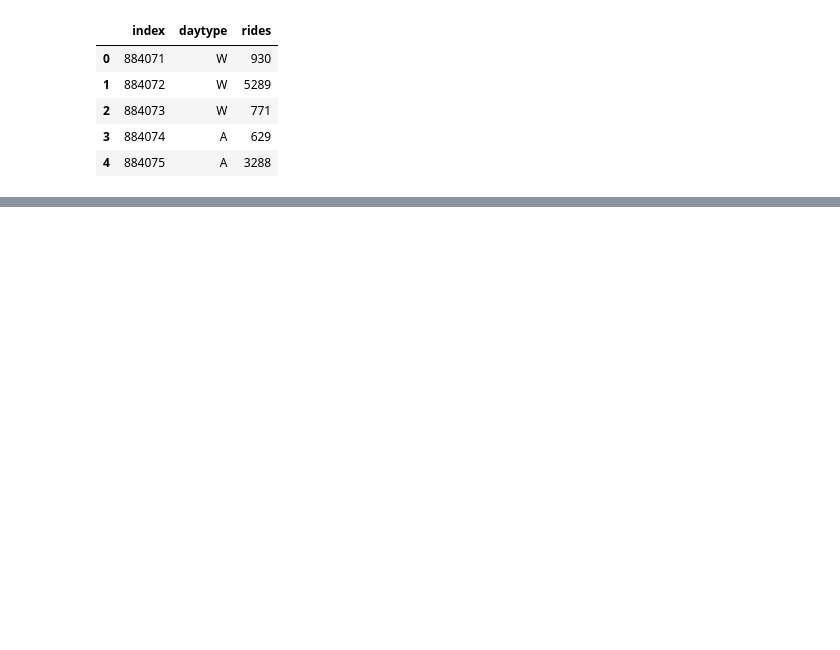
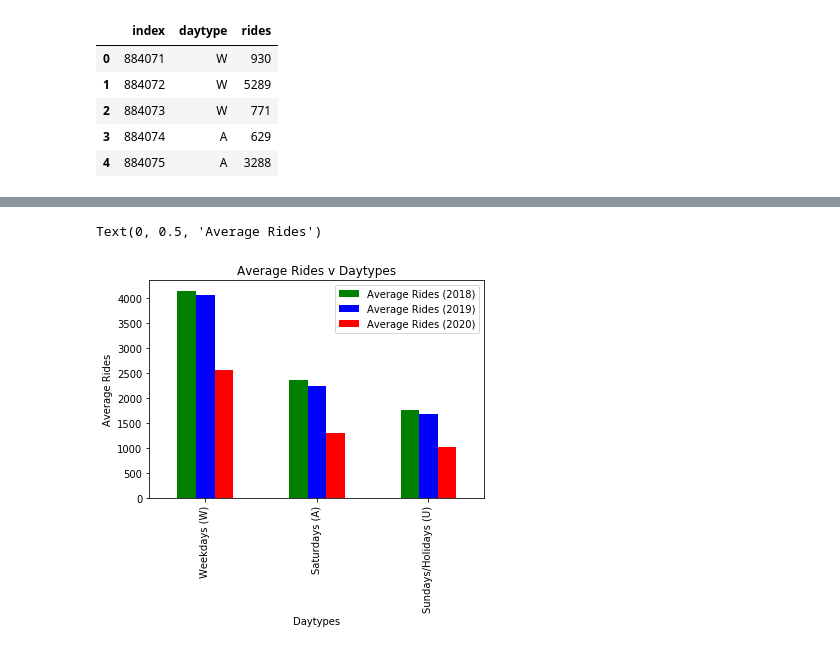
Before and after one commit to cdfencing/Project-I, a Jupyter notebook: daytype_yearly_means.ipynb, the cells around one changed output, grey strips where cells are left out. Saved outputs shown, nothing was run; the diff lists cells and outputs as text; code cells hidden in the pictures; blank space fills up the shorter version.

```diff
--- a/daytype_yearly_means.ipynb
+++ b/daytype_yearly_means.ipynb
@@ -134,0 +154,17 @@ ride_values_2020
+# %%
+# Plot average number of rides by daytype for past 3 years
+plotdata = pd.DataFrame({
+    "Average Rides (2018)":[4158.16, 2369.48, 1761.75],
+    "Average Rides (2019)":[4067.06, 2240.78, 1687.56],
+    "Average Rides (2020)":[2563.69, 1294.39, 1017.52]
+    },
+    index=["Weekdays (W)", "Saturdays (A)", "Sundays/Holidays (U)"]
+)
+color = ["green", "blue", "red"]
+plotdata.plot(kind="bar", color=color)
+plt.title("Average Rides v Daytypes")
+plt.xlabel("Daytypes")
+plt.ylabel("Average Rides")
+# %% [output]
+Text(0, 0.5, 'Average Rides')
+[figure, added]
```
Also changed, not shown: parts of 6 cells of this notebook, 1 other file.
